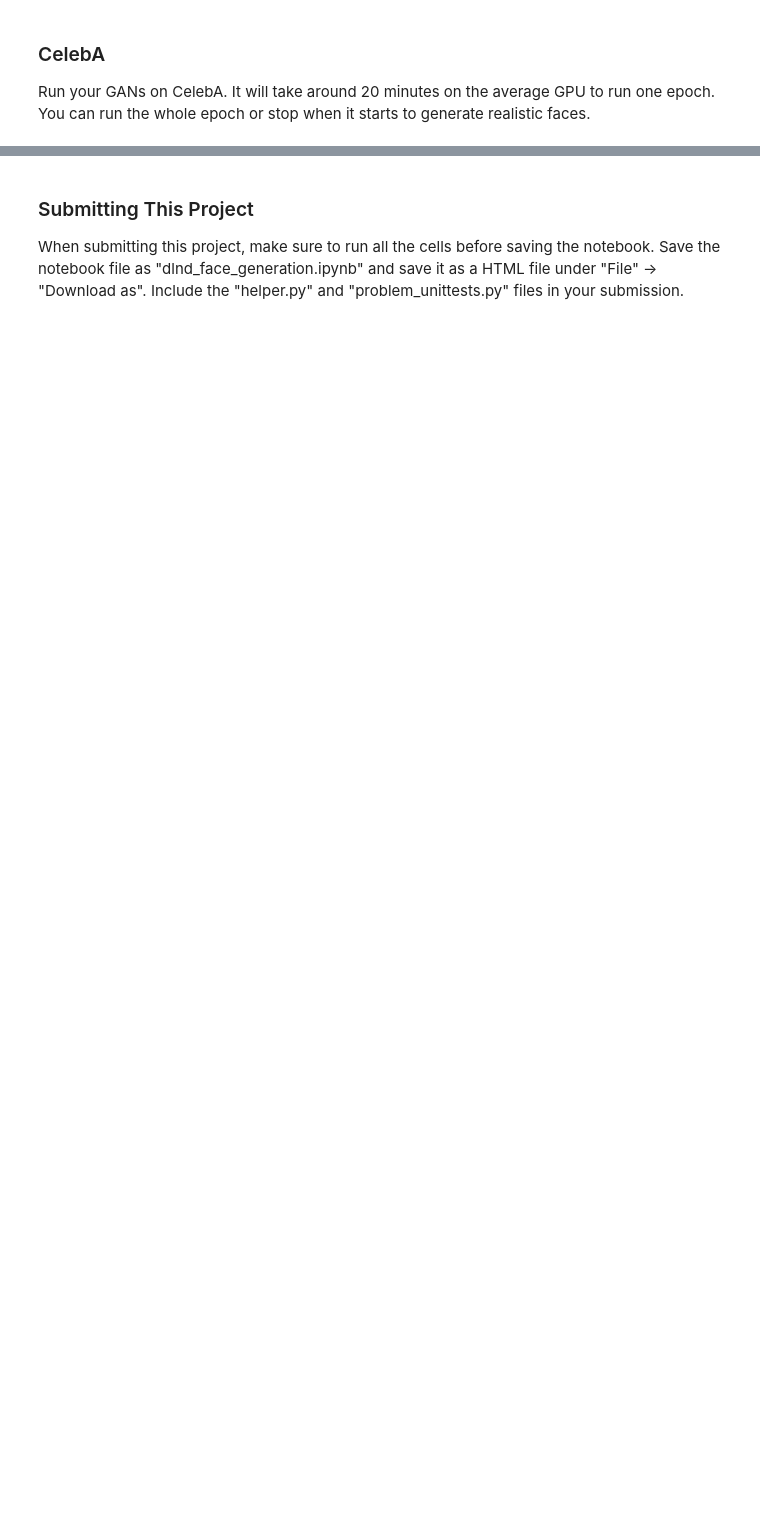
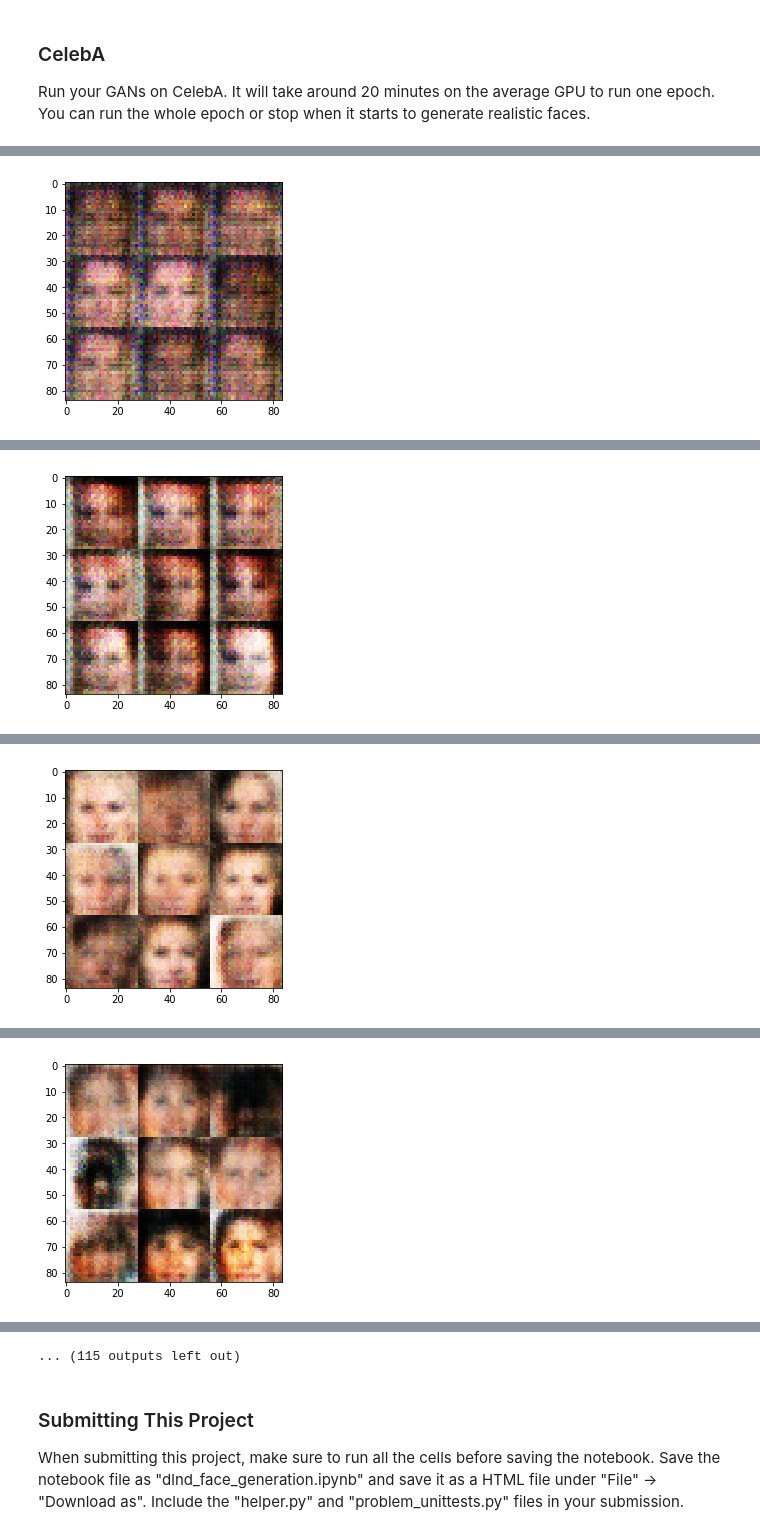
Before and after one commit to Liwmo/face-generation, a Jupyter notebook: dlnd_face_generation.ipynb, the cells around one changed output, grey strips where cells are left out. Drawn from its saved outputs; the diff is of its cells as text; code cells hidden in the pictures; blank space fills up the shorter version.

```diff
--- a/dlnd_face_generation.ipynb
+++ b/dlnd_face_generation.ipynb
@@ -385,10 +439,10 @@ KeyboardInterrupt:
 ### CelebA
 Run your GANs on CelebA.  It will take around 20 minutes on the average GPU to run one epoch.  You can run the whole epoch or stop when it starts to generate realistic faces.
 # %%
-batch_size = None
-z_dim = None
-learning_rate = None
-beta1 = None
+batch_size = 32
+z_dim = 200
+learning_rate = 0.0002
+beta1 = 0.3
 
 
 """
@@ -400,3 +454,4 @@ celeba_dataset = helper.Dataset('celeba', glob(os.path.join(data_dir, 'img_align
 with tf.Graph().as_default():
     train(epochs, batch_size, z_dim, learning_rate, beta1, celeba_dataset.get_batches,
           celeba_dataset.shape, celeba_dataset.image_mode)
+# %% [output]
@@ -402,0 +468 @@ with tf.Graph().as_default():
+[figure, added]
@@ -402,0 +479 @@ with tf.Graph().as_default():
+[figure, added]
@@ -402,0 +490 @@ with tf.Graph().as_default():
+[figure, added]
@@ -402,0 +501 @@ with tf.Graph().as_default():
+[figure, added]
@@ -403,3 +524,4 @@ with tf.Graph().as_default():
+... (115 outputs left out)
 # %% [markdown]
 ### Submitting This Project
 When submitting this project, make sure to run all the cells before saving the notebook. Save the notebook file as "dlnd_face_generation.ipynb" and save it as a HTML file under "File" -> "Download as". Include the "helper.py" and "problem_unittests.py" files in your submission.
```
Also changed, not shown: parts of 11 cells of this notebook.
